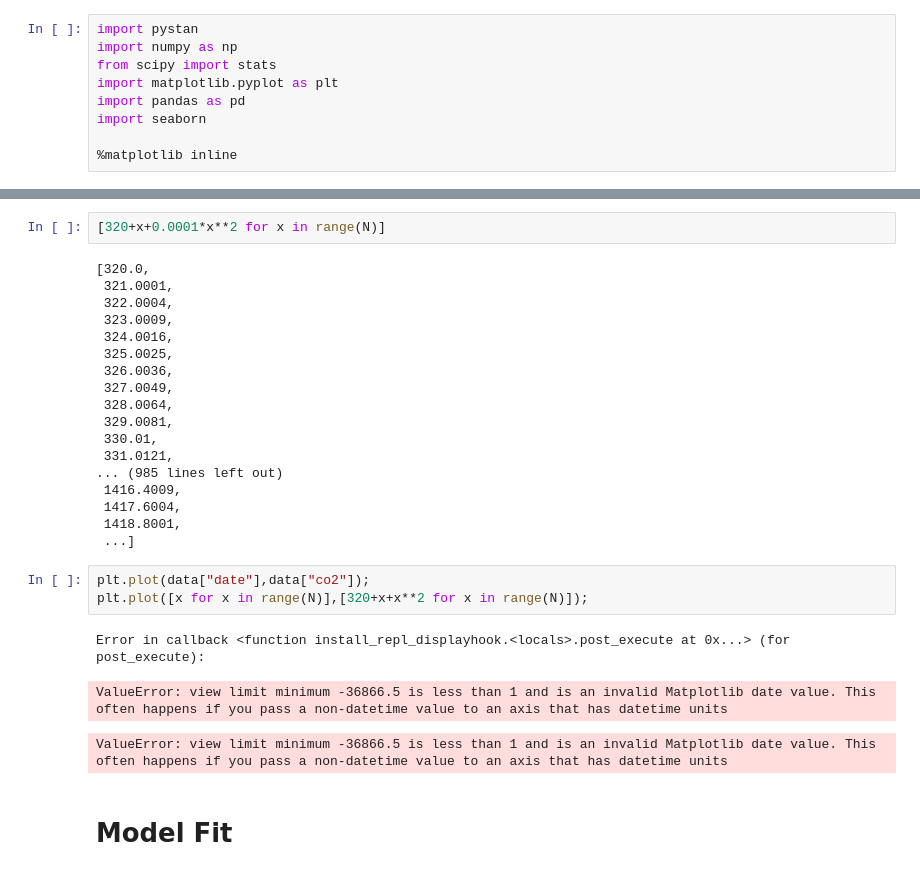
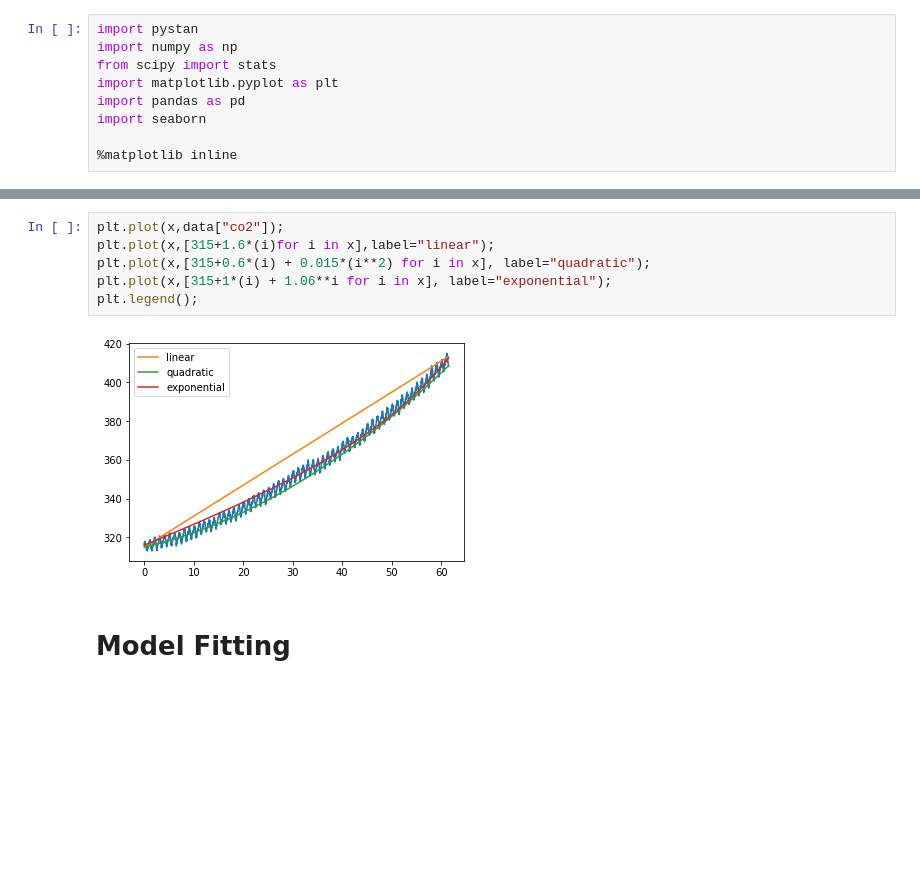
Before and after one commit to michlee1337/DataScience, a Jupyter notebook: Stats/NewCD.ipynb, the cells around one changed output, grey strips where cells are left out. Saved outputs shown, nothing was run; the diff lists cells and outputs as text; blank space fills up the shorter version.

```diff
--- a/Stats/NewCD.ipynb
+++ b/Stats/NewCD.ipynb
@@ -48,29 +58,10 @@ Periodic by year.
-# %%
-[320+x+0.0001*x**2 for x in range(N)]
-# %% [output]
-[320.0,
- 321.0001,
- 322.0004,
- 323.0009,
- 324.0016,
- 325.0025,
- 326.0036,
- 327.0049,
- 328.0064,
- 329.0081,
- 330.01,
- 331.0121,
-... (985 lines left out)
- 1416.4009,
- 1417.6004,
- 1418.8001,
- ...]
-# %%
-plt.plot(data["date"],data["co2"]);
-plt.plot([x for x in range(N)],[320+x+x**2 for x in range(N)]);
-# %% [output]
-Error in callback <function install_repl_displayhook.<locals>.post_execute at 0x...> (for post_execute):
-ValueError: view limit minimum -36866.5 is less than 1 and is an invalid Matplotlib date value. This often happens if you pass a non-datetime value to an axis that has datetime units
-ValueError: view limit minimum -36866.5 is less than 1 and is an invalid Matplotlib date value. This often happens if you pass a non-datetime value to an axis that has datetime units
+# %%
+plt.plot(x,data["co2"]);
+plt.plot(x,[315+1.6*(i)for i in x],label="linear");
+plt.plot(x,[315+0.6*(i) + 0.015*(i**2) for i in x], label="quadratic");
+plt.plot(x,[315+1*(i) + 1.06**i for i in x], label="exponential");
+plt.legend();
+# %% [output]
+[figure, added]
 # %% [markdown]
-# Model Fit
+# Model Fitting
```
Also changed, not shown: parts of 44 cells of this notebook, 3 other files.
